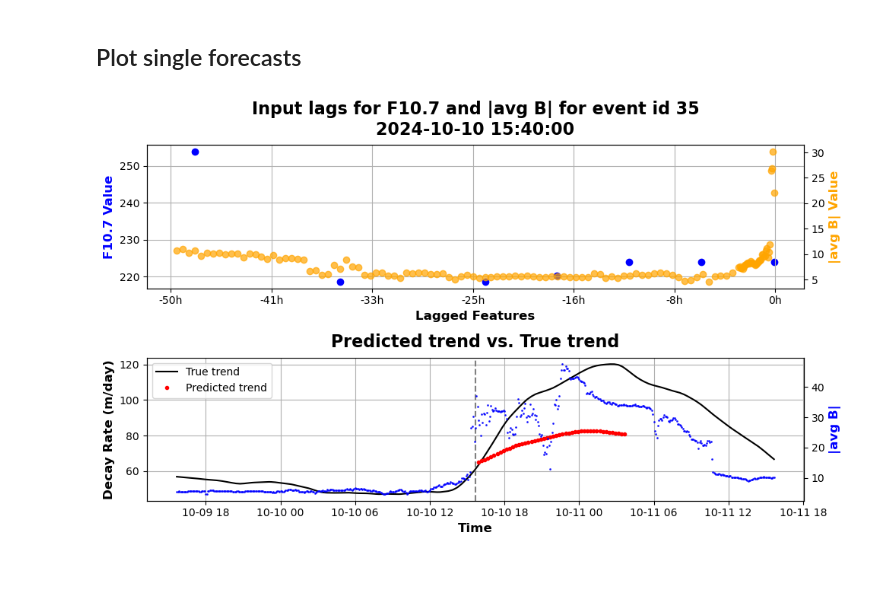
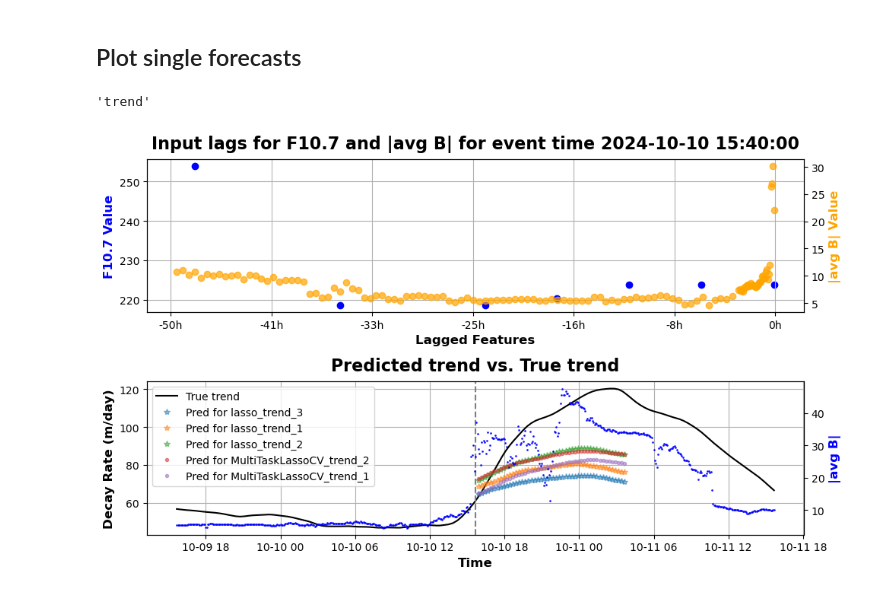
Before and after one commit to David-Student-Bern/MT, a Jupyter notebook: Analysis/modeling/compare_models.ipynb, the cells around one changed output. Cells and saved outputs as stored; diff of their text form; code cells hidden in the pictures.

Commit message:
finished compare_models script

```diff
--- a/Analysis/modeling/compare_models.ipynb
+++ b/Analysis/modeling/compare_models.ipynb
@@ -420,16 +461,0 @@ Test R2: 0.762
-# %%
-od_test = aggregate_multistep_predictions(y_test, dt_seconds=dt_seconds, error_kind='sem')
-od_test_pred = aggregate_multistep_predictions(y_test_pred, dt_seconds=dt_seconds, error_kind='sem')
-
-fig, ax = plt.subplots(1, 1, figsize=(11, 6))
-test_range = range(len(od_test))
-# plot complete forecast horizon
-ax.plot(test_range, od_test['mean'], color='black')
-ax.plot(test_range, od_test_pred['mean'], color='C0')
-ax.fill_between(test_range, od_test_pred['mean'] - 1.96 *od_test_pred['sem'], od_test_pred['mean'] + 1.96 *od_test_pred['sem'], color='C0', alpha=0.3)
-ax.plot(test_range, od_test_pred['horizon0'], color='green',  alpha=0.3)
-_ = ax.legend(['True Trend (test)', 'Mean Prediction', '95% Prediction Band', 'Raw Prediction at horizon 0'])
-ax.grid(True)
-ax.set_title(f"Testing: RMSE = {root_mean_squared_error(y_test, y_test_pred):.2f}, R2 = {r2_score(y_test, y_test_pred):.2f}")
-plt.tight_layout()
-plt.show()
@@ -480,7 +462,7 @@ plot_subsets(test_subsets, test_pred_subsets, "Test")
 # %% [markdown]
 ## Plot single forecasts
 # %%
-def plot_forecast_for_event(event_id, time):
+def plot_forecast_for_event(time, target):
     idx = y_test.index.get_loc(time)
     time_idx = y_test.index[idx]
 
@@ -500,8 +482,9 @@ def plot_forecast_for_event(event_id, time):
 
     # Define time window for decay plotting
     time_window = (time_idx - pd.Timedelta(hours=24), time_idx + pd.Timedelta(hours=24))
+    print(repr(target))
     true_decay = GFOC_data.loc[time_window[0]:time_window[1], target]
-    pred_trend = y_test_pred.iloc[idx]
+
     bz_window = GFOC_data.loc[time_window[0]:time_window[1], '|avg B|']
 
     fig, ax = plt.subplots(figsize=(10, 6), nrows=2)
@@ -512,7 +495,7 @@ def plot_forecast_for_event(event_id, time):
     ax2 = ax[0].twinx()
     ax2.scatter(sample_test_B.index, sample_test_B.values, color='orange', alpha=0.7)
 
-    ax[0].set_title(f'Input lags for F10.7 and |avg B| for event id {event_id}\n{y_test.iloc[idx].name}')
+    ax[0].set_title(f'Input lags for F10.7 and |avg B| for event time {time_idx}')
     ax[0].set_xlabel('Lagged Features')
     ax[0].set_ylabel('F10.7 Value', color='blue')
     ax2.set_ylabel('|avg B| Value', color='orange')
@@ -521,10 +504,21 @@ def plot_forecast_for_event(event_id, time):
     xticks = ax[0].get_xticks()
     ax[0].set_xticklabels([f'{int(t/60)}h' for t in xticks])
 
-    # Plot decay trends
+    # Plot true decay trend
     ax[1].plot(true_decay.index, true_decay.values, label=f'True {target}', color='black')
-    pred_times = [time_idx + pd.Timedelta(minutes=m * (i + 1)) for i in range(len(pred_trend))]
-    ax[1].plot(pred_times, pred_trend.values, marker='.', linestyle='None', color='red', label=f'Predicted {target}')
+    # Plot predicted decay trends for all models
+    for model in unique_models:
+        model_type, target, number = parse_model_name(model)
+        y_test_pred = predictions[model_type][target][number]
+        pred_trend = y_test_pred.iloc[idx]
+        pred_times = [time_idx + pd.Timedelta(minutes=m * (i + 1)) for i in range(len(pred_trend))]
+        if model_type == 'MultiTaskLassoCV':
+            marker = '.'
+        elif model_type == 'lasso':
+            marker = '*'
+        else:
+            marker = '^'
+        ax[1].plot(pred_times, pred_trend.values, marker=marker, linestyle='None', alpha = 0.5, label=f'Pred for {model}')
 
     ax[1].set_title(f'Predicted {target} vs. True {target}')
     ax[1].set_xlabel('Time')
@@ -543,8 +537,8 @@ def plot_forecast_for_event(event_id, time):
     plt.tight_layout()
     plt.show()
 # %%
-event_id = 35
 event_time = '2024-10-10 15:40:00'
-plot_forecast_for_event(event_id, event_time)
+plot_forecast_for_event(event_time, target)
 # %% [output]
+'trend'
-[figure, old version]
+[figure, new version]
```
Also changed, not shown: parts of 14 cells of this notebook, 1 other file.
